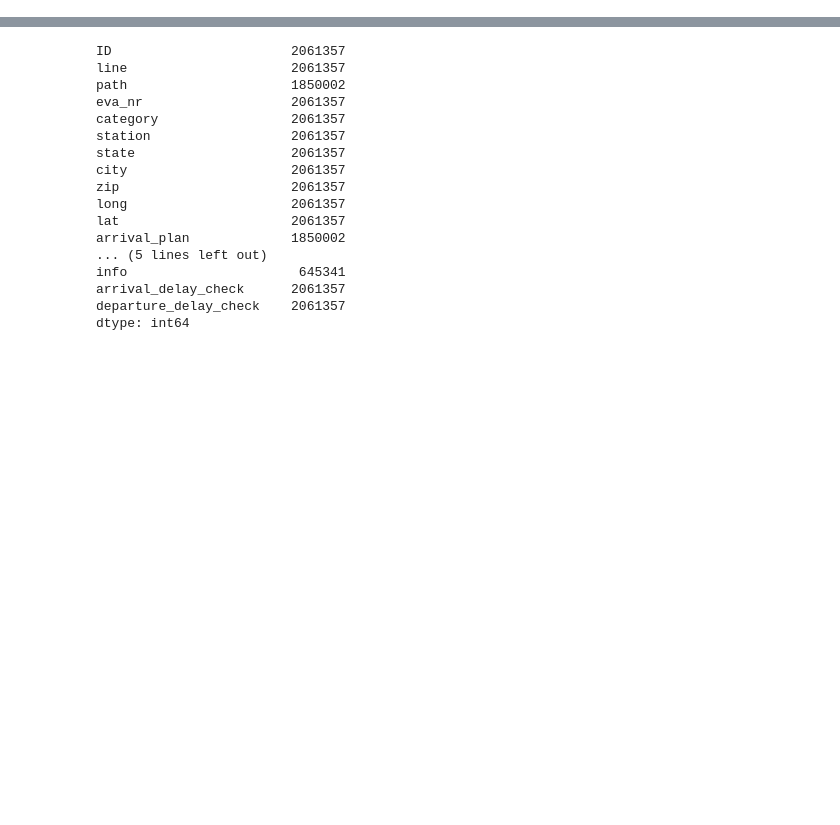
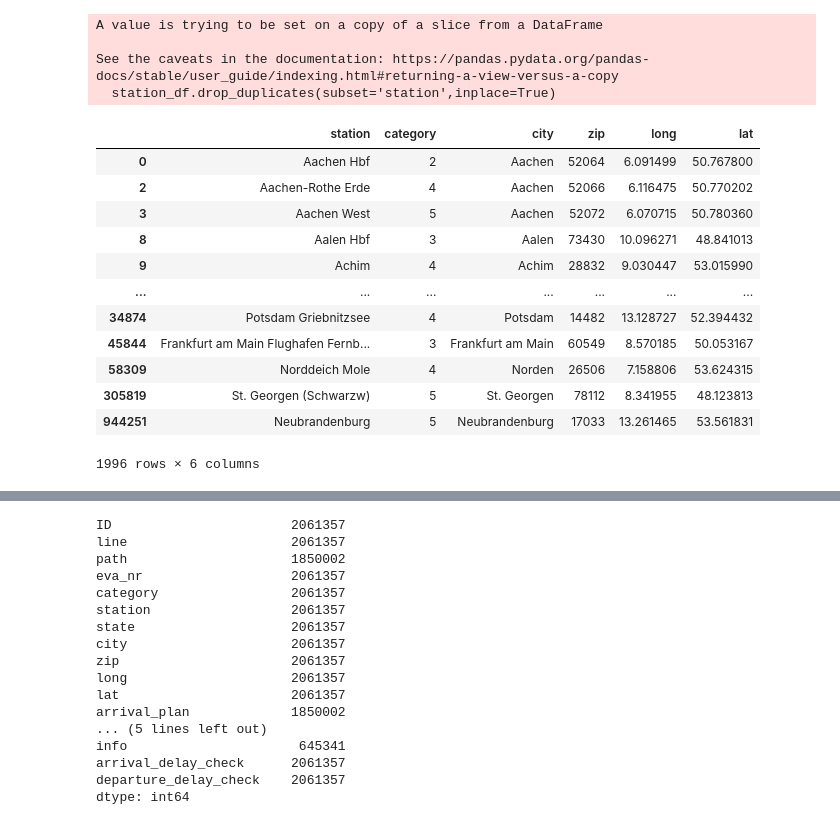
Before and after one commit to Tu2-prog/DM-Project, a Jupyter notebook: data-analysis.ipynb, the cells around one changed output, grey strips where cells are left out. Drawn from its saved outputs; the diff is of its cells as text; code cells hidden in the pictures; blank space fills up the shorter version.

```diff
--- a/data-analysis.ipynb
+++ b/data-analysis.ipynb
@@ -11,3 +11,26 @@ train_rides_df.head()
 | 2 | 7157250219775883918-2407072120-25 | 1 | Hamm(Westf)Hbf|Kamen|Kamen-Methle... | 8000406 | 4 | Aachen-Rothe Erde | Nordrhein-Westfalen | Aachen | 52066 | 6.116475 | 50.770202 | ... |
 | 3 | 349781417030375472-2407080017-2 | 18 | Aachen Hbf | 8000404 | 5 | Aachen West | Nordrhein-Westfalen | Aachen | 52072 | 6.070715 | 50.780360 | ... |
 | 4 | 1983158592123451570-2407080010-3 | 33 | Herzogenrath|Kohlscheid | 8000404 | 5 | Aachen West | Nordrhein-Westfalen | Aachen | 52072 | 6.070715 | 50.780360 | ... |
+# %%
+station_df = train_rides_df[["station","category","city","zip","long","lat"]]
+station_df.drop_duplicates(subset='station',inplace=True)
+station_df
+# Check for KeplerGl plot
+# %% [output]
+A value is trying to be set on a copy of a slice from a DataFrame
+
+See the caveats in the documentation: https://pandas.pydata.org/pandas-docs/stable/user_guide/indexing.html#returning-a-view-versus-a-copy
+  station_df.drop_duplicates(subset='station',inplace=True)
+|  | station | category | city | zip | long | lat |
+| 0 | Aachen Hbf | 2 | Aachen | 52064 | 6.091499 | 50.767800 |
+| 2 | Aachen-Rothe Erde | 4 | Aachen | 52066 | 6.116475 | 50.770202 |
+| 3 | Aachen West | 5 | Aachen | 52072 | 6.070715 | 50.780360 |
+| 8 | Aalen Hbf | 3 | Aalen | 73430 | 10.096271 | 48.841013 |
+| 9 | Achim | 4 | Achim | 28832 | 9.030447 | 53.015990 |
+| ... | ... | ... | ... | ... | ... | ... |
+| 34874 | Potsdam Griebnitzsee | 4 | Potsdam | 14482 | 13.128727 | 52.394432 |
+| 45844 | Frankfurt am Main Flughafen Fernb... | 3 | Frankfurt am Main | 60549 | 8.570185 | 50.053167 |
+| 58309 | Norddeich Mole | 4 | Norden | 26506 | 7.158806 | 53.624315 |
+| 305819 | St. Georgen (Schwarzw) | 5 | St. Georgen | 78112 | 8.341955 | 48.123813 |
+| 944251 | Neubrandenburg | 5 | Neubrandenburg | 17033 | 13.261465 | 53.561831 |
+1996 rows × 6 columns
```
Also changed, not shown: parts of 3 cells of this notebook.
